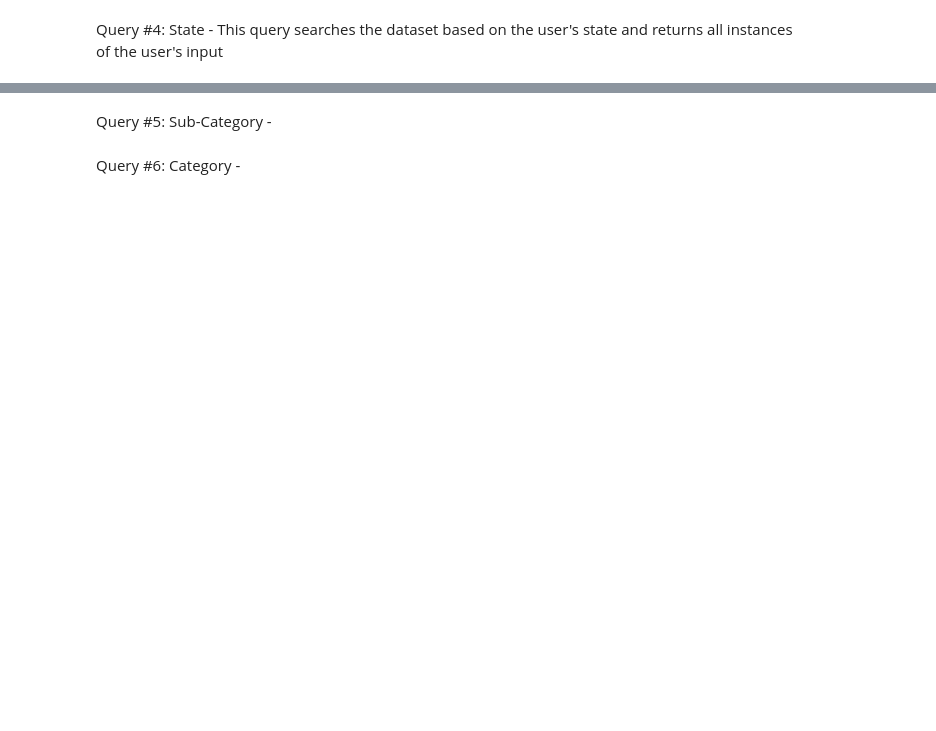
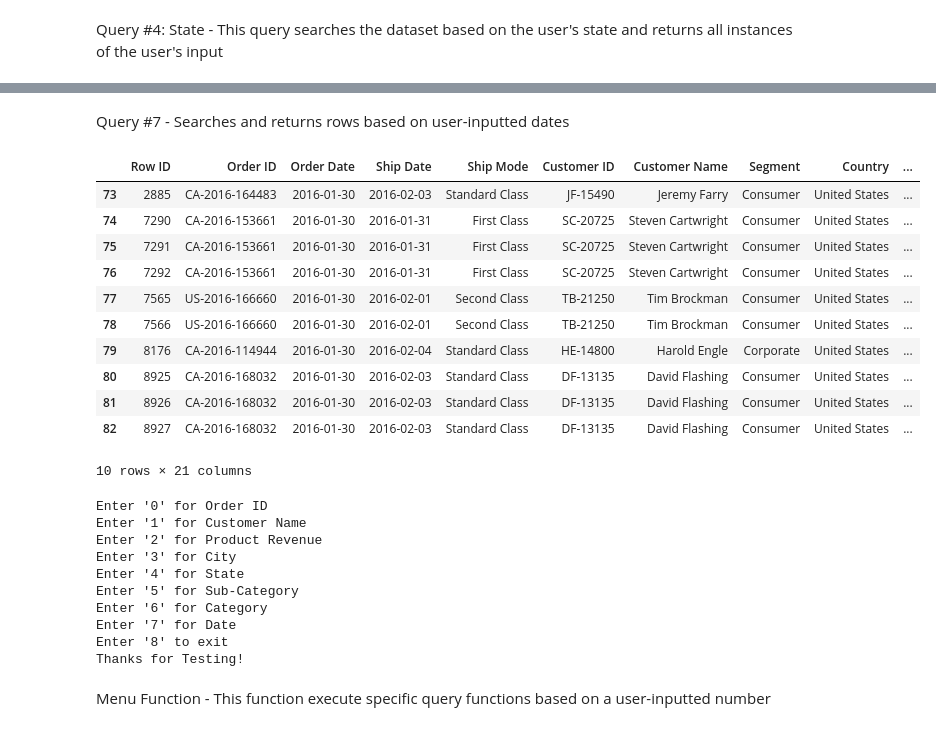
Before and after one commit to Willnguyen02/Group-Data-Analytics-Project, a Jupyter notebook: Main.ipynb, the cells around one changed output, grey strips where cells are left out. Cells and saved outputs as stored; diff of their text form; code cells hidden in the pictures; blank space fills up the shorter version.

```diff
--- a/Main.ipynb
+++ b/Main.ipynb
@@ -137,16 +344,0 @@ state_function()
-# %%
-# Testing - Date Category
-
-def date_filter(user_date):
-    SalesData['Order Date'] = pd.to_datetime(SalesData['Order Date'])
-    user_date = pd.to_datetime(user_date)
-
-    filtered_date = SalesData[SalesData['Order Date'].dt.date == user_date.date()]
-    display(filtered_date)
-
-
-def date_function():
-    user_date = input('When did you order your product? Please enter the full date.')
-    date_filter(user_date)
-
-date_function()
@@ -153,18 +434,47 @@ date_function()
+# %% [markdown]
+Query #7 - Searches and returns rows based on user-inputted dates
 # %%
-
+#Date Function
 
 def date_function():
+
     user_date = input('When did you order your product? Please enter the full date.')
+    SalesData['Order Date'] = pd.to_datetime(SalesData['Order Date'])
 
-    SalesData['Order Date'] = pd.to_datetime(SalesData['Order Date'])
-    user_date = pd.to_datetime(user_date)
+    try:
+        user_date = pd.to_datetime(user_date)
 
-    if user_date.date() in SalesData['Order Date'].dt.date:
-        filtered_date = SalesData[SalesData['Order Date'].dt.date == user_date.date()]
+    except ValueError:
+        print('Please re-enter your order date!')
+
+    if user_date in SalesData['Order Date'].values:
+        filtered_date = SalesData[SalesData['Order Date'] == user_date]
         display(filtered_date)
+        run_menu()
     else:
-        print('error')
+        error_response()
 
 date_function()
+# %% [output]
+|  | Row ID | Order ID | Order Date | Ship Date | Ship Mode | Customer ID | Customer Name | Segment | Country | ... |
+| 73 | 2885 | CA-2016-164483 | 2016-01-30 | 2016-02-03 | Standard Class | JF-15490 | Jeremy Farry | Consumer | United States | ... |
+| 74 | 7290 | CA-2016-153661 | 2016-01-30 | 2016-01-31 | First Class | SC-20725 | Steven Cartwright | Consumer | United States | ... |
+| 75 | 7291 | CA-2016-153661 | 2016-01-30 | 2016-01-31 | First Class | SC-20725 | Steven Cartwright | Consumer | United States | ... |
+| 76 | 7292 | CA-2016-153661 | 2016-01-30 | 2016-01-31 | First Class | SC-20725 | Steven Cartwright | Consumer | United States | ... |
+| 77 | 7565 | US-2016-166660 | 2016-01-30 | 2016-02-01 | Second Class | TB-21250 | Tim Brockman | Consumer | United States | ... |
+| 78 | 7566 | US-2016-166660 | 2016-01-30 | 2016-02-01 | Second Class | TB-21250 | Tim Brockman | Consumer | United States | ... |
+| 79 | 8176 | CA-2016-114944 | 2016-01-30 | 2016-02-04 | Standard Class | HE-14800 | Harold Engle | Corporate | United States | ... |
+| 80 | 8925 | CA-2016-168032 | 2016-01-30 | 2016-02-03 | Standard Class | DF-13135 | David Flashing | Consumer | United States | ... |
+| 81 | 8926 | CA-2016-168032 | 2016-01-30 | 2016-02-03 | Standard Class | DF-13135 | David Flashing | Consumer | United States | ... |
+| 82 | 8927 | CA-2016-168032 | 2016-01-30 | 2016-02-03 | Standard Class | DF-13135 | David Flashing | Consumer | United States | ... |
+10 rows × 21 columns
+Enter '0' for Order ID
+Enter '1' for Customer Name
+Enter '2' for Product Revenue
+Enter '3' for City
+Enter '4' for State
+Enter '5' for Sub-Category
+Enter '6' for Category
+Enter '7' for Date
+Enter '8' to exit
+Thanks for Testing!
-# %% [markdown]
-Query #5: Sub-Category -
@@ -185,2 +480,0 @@ def sub_cat_function():
-# %% [markdown]
-Query #6: Category -
@@ -211 +481,3 @@ def category_function():
+# %% [markdown]
+Menu Function - This function execute specific query functions based on a user-inputted number
 # %%
```
Also changed, not shown: parts of 16 cells of this notebook.
